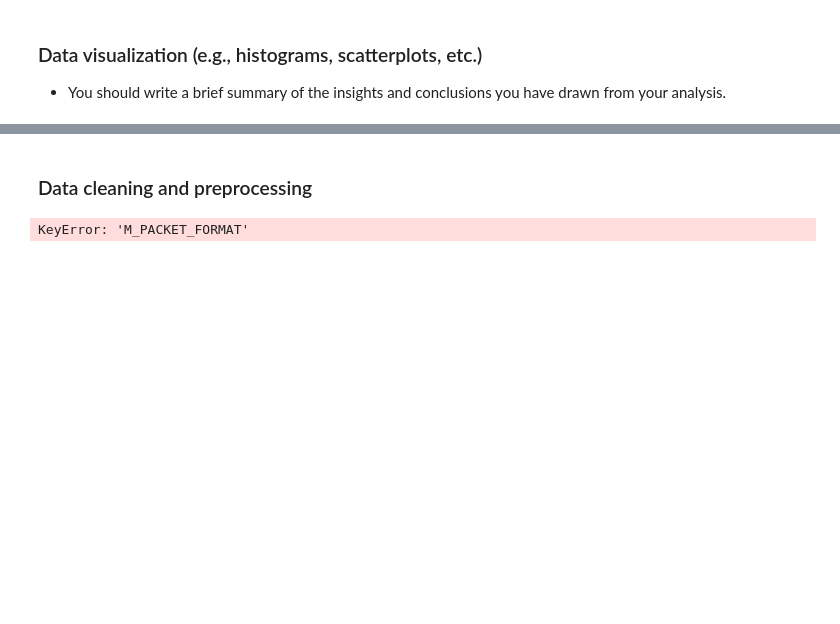
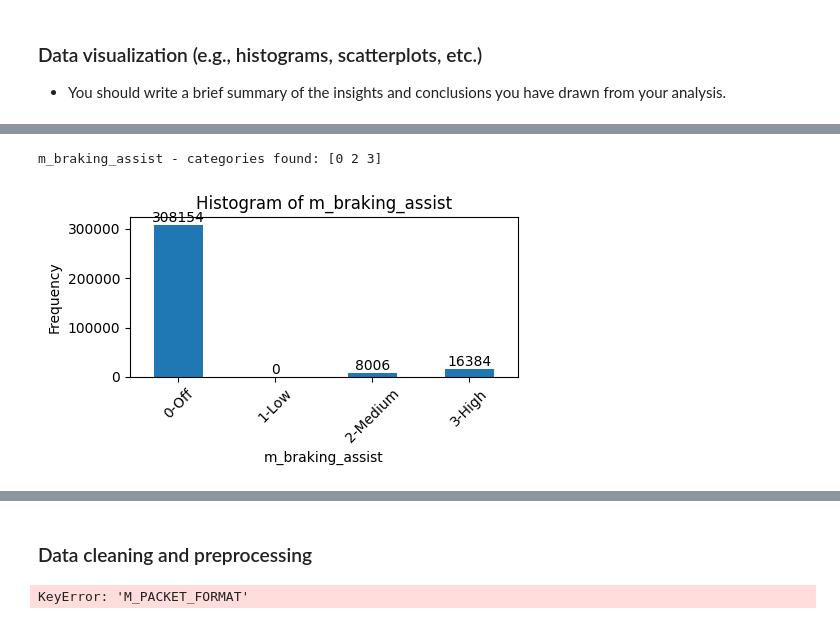
Before and after one commit to omanar1/usable_ai, a Jupyter notebook: Homework/HW5_assignment_m05_eda_Ricardo OMANA.ipynb, the cells around one changed output, grey strips where cells are left out. Saved outputs shown, nothing was run; the diff lists cells and outputs as text; code cells hidden in the pictures; blank space fills up the shorter version.

```diff
--- a/Homework/HW5_assignment_m05_eda_Ricardo OMANA.ipynb
+++ b/Homework/HW5_assignment_m05_eda_Ricardo OMANA.ipynb
@@ -522,0 +624,15 @@ This column `timestamp` is a `datetime` type so I split the day, month, year to
+# %%
+# Debug the function bar_plot
+
+# Define category mapping
+category_mapping = {
+    0: "0-Off",
+    1: "1-Low",
+    2: "2-Medium",
+    3: "3-High"
+}
+
+bar_plot(df_weather,'m_braking_assist',category_mapping)
+# %% [output]
+m_braking_assist - categories found: [0 2 3]
+[figure, added]
```
Also changed, not shown: parts of 26 cells of this notebook.
